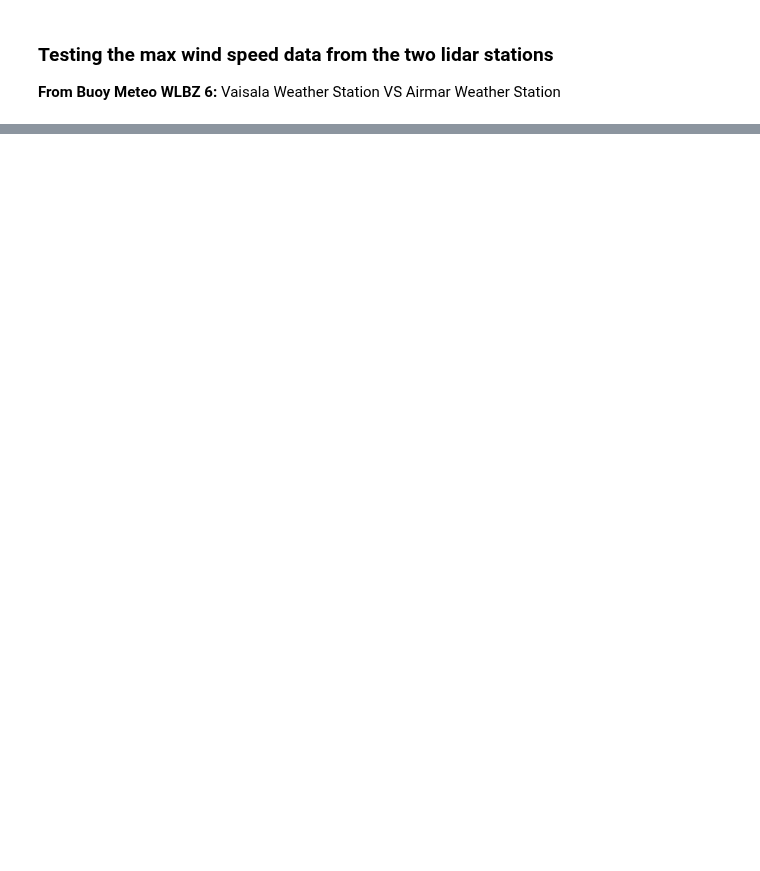
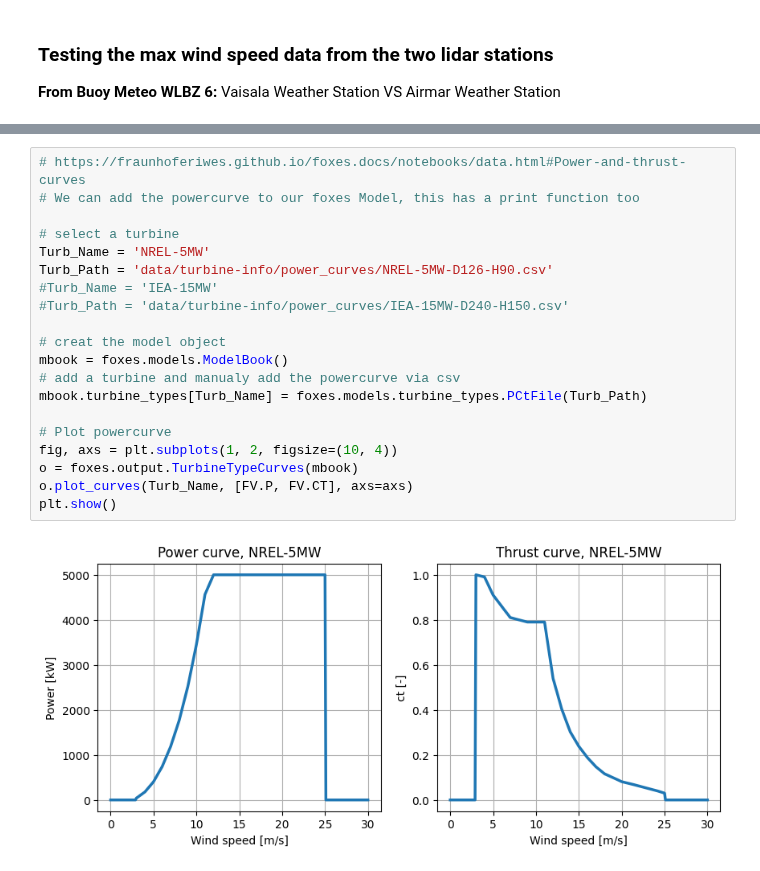
Before and after one commit to boujuan/StudentProject-Yield-Predictions-Offshore, a Jupyter notebook: whiteboard.ipynb, the cells around one changed output, grey strips where cells are left out. Drawn from its saved outputs; the diff is of its cells as text; blank space fills up the shorter version.

```diff
--- a/whiteboard.ipynb
+++ b/whiteboard.ipynb
@@ -95,0 +176,22 @@ plt.show()
+# %%
+# https://fraunhoferiwes.github.io/foxes.docs/notebooks/data.html#Power-and-thrust-curves
+# We can add the powercurve to our foxes Model, this has a print function too
+
+# select a turbine
+Turb_Name = 'NREL-5MW'
+Turb_Path = 'data/turbine-info/power_curves/NREL-5MW-D126-H90.csv'
+#Turb_Name = 'IEA-15MW'
+#Turb_Path = 'data/turbine-info/power_curves/IEA-15MW-D240-H150.csv'
+
+# creat the model object
+mbook = foxes.models.ModelBook()
+# add a turbine and manualy add the powercurve via csv
+mbook.turbine_types[Turb_Name] = foxes.models.turbine_types.PCtFile(Turb_Path)
+
+# Plot powercurve
+fig, axs = plt.subplots(1, 2, figsize=(10, 4))
+o = foxes.output.TurbineTypeCurves(mbook)
+o.plot_curves(Turb_Name, [FV.P, FV.CT], axs=axs)
+plt.show()
+# %% [output]
+[figure, added]
```
Also changed, not shown: parts of 5 cells of this notebook.
